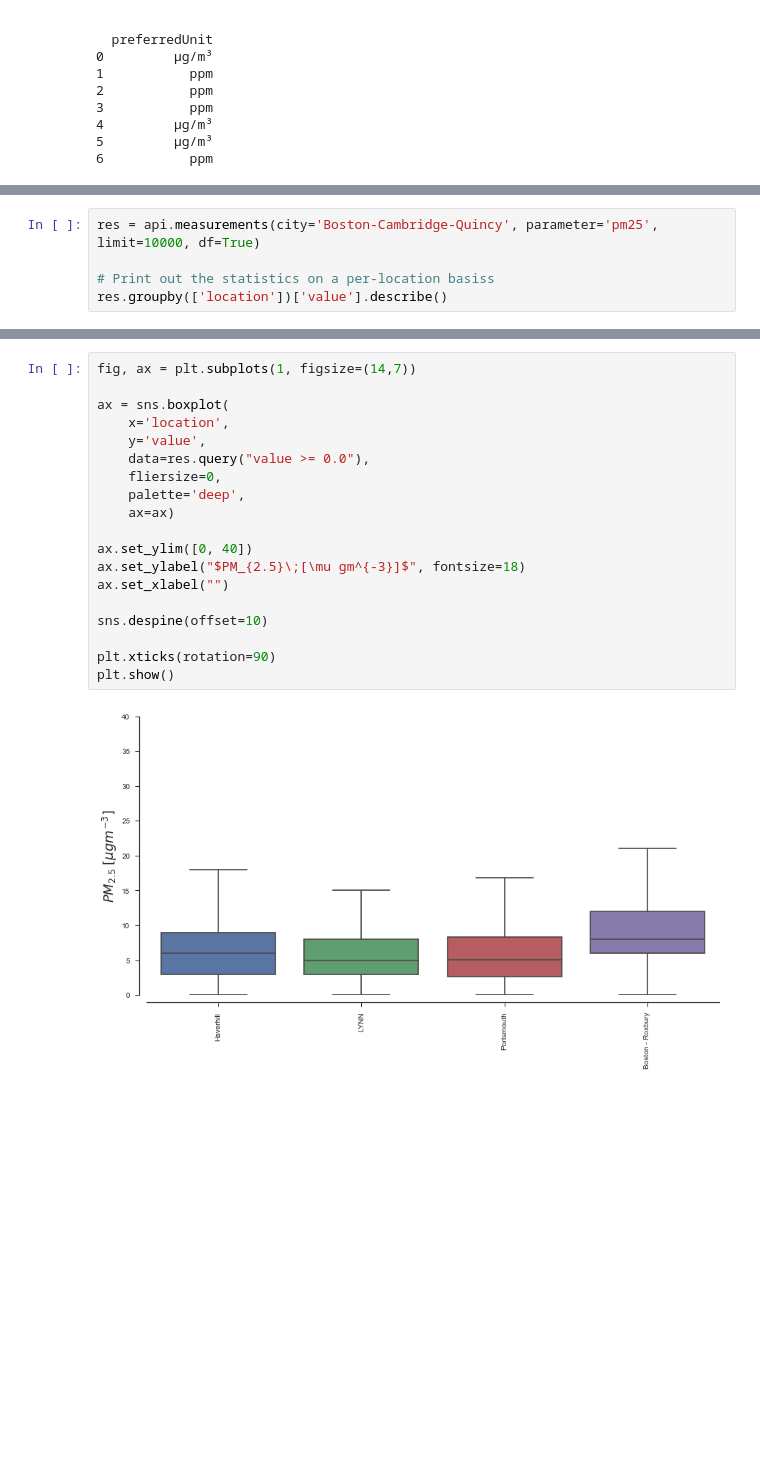
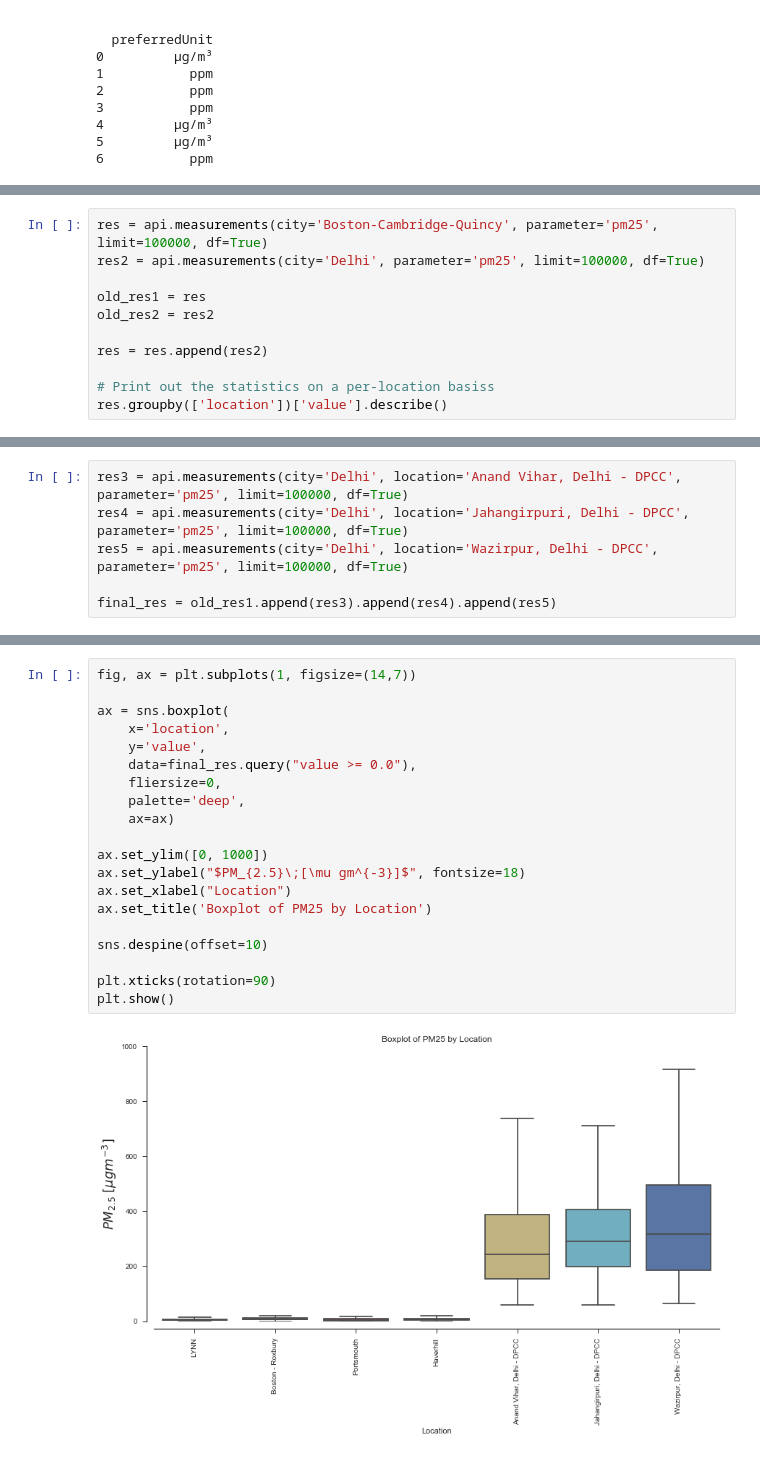
Before and after one commit to jtfallon/AirQualityProposal, a Jupyter notebook: Air Quality Exploration.ipynb, the cells around one changed output, grey strips where cells are left out. Cells and saved outputs as stored; diff of their text form; blank space fills up the shorter version.

Commit message:
Further data exploration

```diff
--- a/Air Quality Exploration.ipynb
+++ b/Air Quality Exploration.ipynb
@@ -101,5 +103,11 @@ res.head(10)
 # %%
-res = api.measurements(city='Boston-Cambridge-Quincy', parameter='pm25', limit=10000, df=True)
+res = api.measurements(city='Boston-Cambridge-Quincy', parameter='pm25', limit=100000, df=True)
+res2 = api.measurements(city='Delhi', parameter='pm25', limit=100000, df=True)
+
+old_res1 = res
+old_res2 = res2
+
+res = res.append(res2)
 
 # Print out the statistics on a per-location basiss
 res.groupby(['location'])['value'].describe()
@@ -113 +133,7 @@ res.groupby(['location'])['value'].describe()
+# %%
+res3 = api.measurements(city='Delhi', location='Anand Vihar, Delhi - DPCC', parameter='pm25', limit=100000, df=True)
+res4 = api.measurements(city='Delhi', location='Jahangirpuri, Delhi - DPCC', parameter='pm25', limit=100000, df=True)
+res5 = api.measurements(city='Delhi', location='Wazirpur, Delhi - DPCC', parameter='pm25', limit=100000, df=True)
+
+final_res = old_res1.append(res3).append(res4).append(res5)
 # %%
@@ -132,21 +162,22 @@ plt.show()
 # %%
 fig, ax = plt.subplots(1, figsize=(14,7))
 
 ax = sns.boxplot(
     x='location',
     y='value',
-    data=res.query("value >= 0.0"),
+    data=final_res.query("value >= 0.0"),
     fliersize=0,
     palette='deep',
     ax=ax)
 
-ax.set_ylim([0, 40])
+ax.set_ylim([0, 1000])
 ax.set_ylabel("$PM_{2.5}\;[\mu gm^{-3}]$", fontsize=18)
-ax.set_xlabel("")
+ax.set_xlabel("Location")
+ax.set_title('Boxplot of PM25 by Location')
 
 sns.despine(offset=10)
 
 plt.xticks(rotation=90)
 plt.show()
 # %% [output]
-[figure, old version]
+[figure, new version]
```
Also changed, not shown: parts of 6 cells of this notebook.
